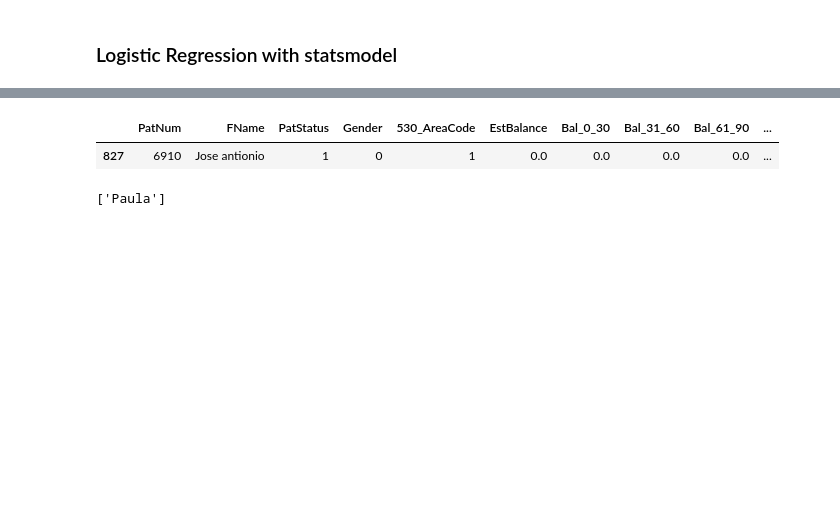
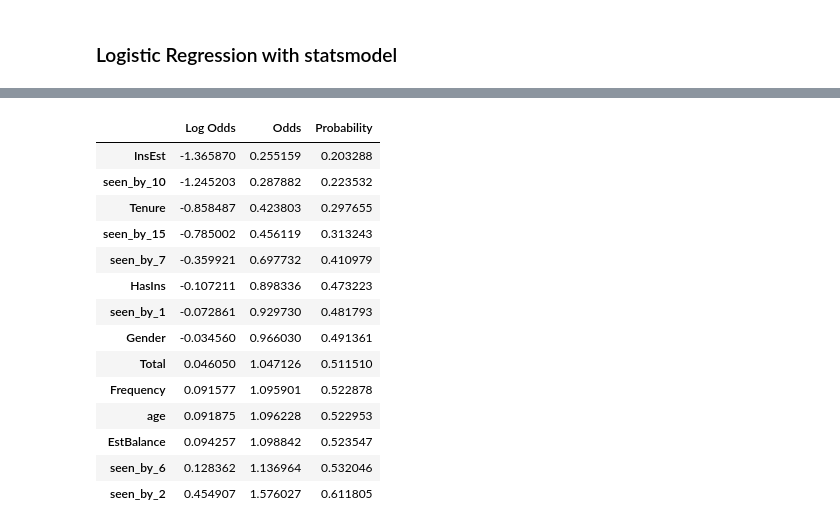
Before and after one commit to americanthinker/dental-project, a Jupyter notebook: Logistic_Regression.ipynb, the cells around one changed output, grey strips where cells are left out. Saved outputs shown, nothing was run; the diff lists cells and outputs as text; code cells hidden in the pictures; blank space fills up the shorter version.

```diff
--- a/Logistic_Regression.ipynb
+++ b/Logistic_Regression.ipynb
@@ -269,3 +228,7 @@ weighted avg       0.83      0.83      0.83       481
 # %%
-coefs = pd.DataFrame().from_dict(dict(zip(X.columns, lr.coef_[0])), orient='index').sort_values(by=0)
-coefs.rename(columns={0:'log_odds'}, inplace=True)
+def create_odds_table(df, model):
+    coefs = pd.DataFrame().from_dict(dict(zip(df.columns, model.coef_[0])), orient='index').sort_values(by=0)
+    coefs.rename(columns={0:'Log Odds'}, inplace=True)
+    coefs['Odds'] = np.exp(coefs['Log Odds'])
+    coefs['Probability'] = coefs['Log Odds'].apply(odds_to_prob)
+    return coefs
@@ -311,9 +235,18 @@ names.to_csv('data/model/with_names.csv', index=False)
-# %%
-names[names['PatNum'] == 6910]
-# %% [output]
-|  | PatNum | FName | PatStatus | Gender | 530_AreaCode | EstBalance | Bal_0_30 | Bal_31_60 | Bal_61_90 | ... |
-| 827 | 6910 | Jose antionio | 1 | 0 | 1 | 0.0 | 0.0 | 0.0 | 0.0 | ... |
-# %%
-names['FName'].str.split()
-# %% [output]
-['Paula']
+# %%
+create_odds_table(X, lr)
+# %% [output]
+|  | Log Odds | Odds | Probability |
+| InsEst | -1.365870 | 0.255159 | 0.203288 |
+| seen_by_10 | -1.245203 | 0.287882 | 0.223532 |
+| Tenure | -0.858487 | 0.423803 | 0.297655 |
+| seen_by_15 | -0.785002 | 0.456119 | 0.313243 |
+| seen_by_7 | -0.359921 | 0.697732 | 0.410979 |
+| HasIns | -0.107211 | 0.898336 | 0.473223 |
+| seen_by_1 | -0.072861 | 0.929730 | 0.481793 |
+| Gender | -0.034560 | 0.966030 | 0.491361 |
+| Total | 0.046050 | 1.047126 | 0.511510 |
+| Frequency | 0.091577 | 1.095901 | 0.522878 |
+| age | 0.091875 | 1.096228 | 0.522953 |
+| EstBalance | 0.094257 | 1.098842 | 0.523547 |
+| seen_by_6 | 0.128362 | 1.136964 | 0.532046 |
+| seen_by_2 | 0.454907 | 1.576027 | 0.611805 |
```
Also changed, not shown: parts of 46 cells of this notebook, 1 other file.
